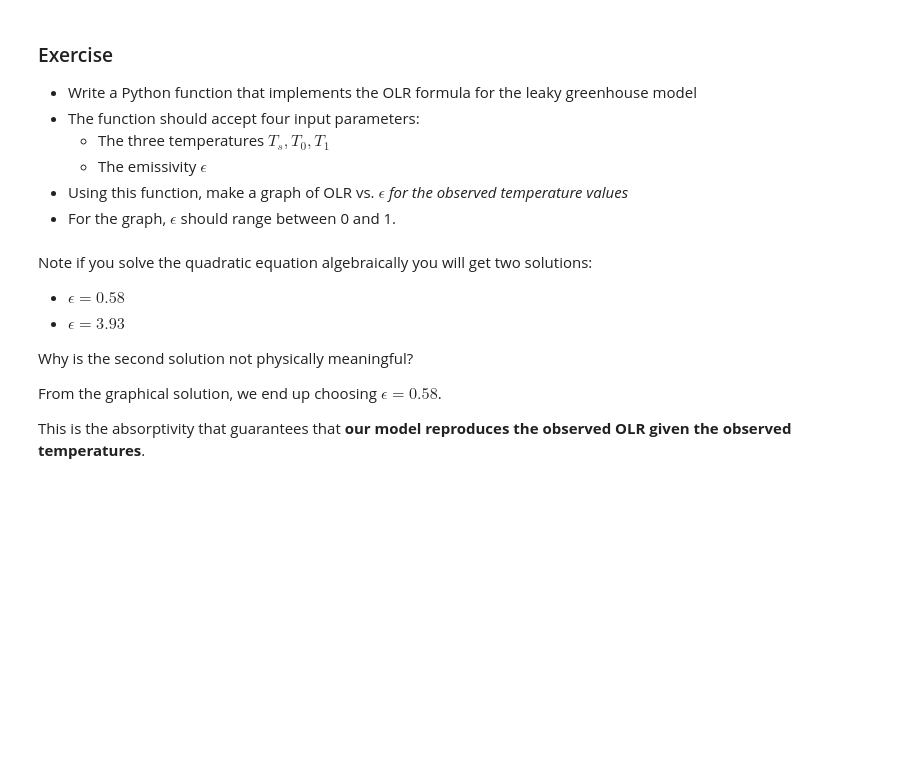
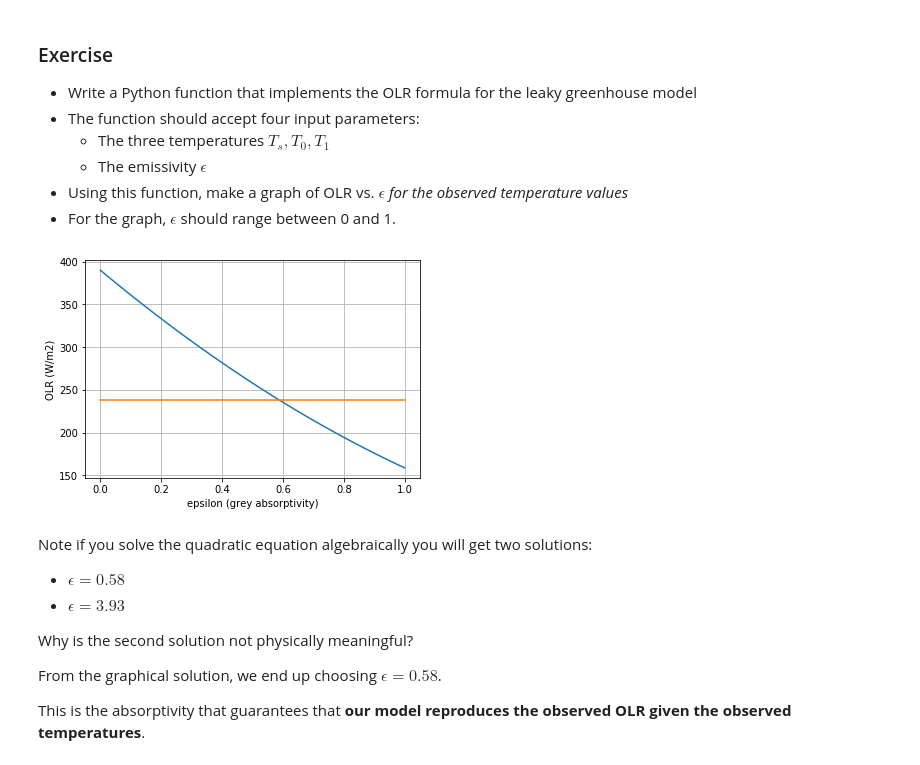
Before and after one commit to brian-rose/env-415, a Jupyter notebook: notes/L07_ElementaryGreenhouse.ipynb, the cells around one changed output. Cells and saved outputs as stored; diff of their text form; code cells hidden in the pictures; blank space fills up the shorter version.

Commit message:
Updated after first day with ElementaryGreenhouse notes -- slide formatting and graph added

```diff
--- a/notes/L07_ElementaryGreenhouse.ipynb
+++ b/notes/L07_ElementaryGreenhouse.ipynb
@@ -232,6 +232,25 @@ But let's do it graphically, using Python!
     - The emissivity $\epsilon$
 - Using this function, make a graph of OLR vs. $\epsilon$ *for the observed temperature values*
 - For the graph, $\epsilon$ should range between 0 and 1.
+# %%
+%matplotlib inline
+import matplotlib.pyplot as plt
+import numpy as np
+
+sigma = 5.67E-8
+
+def OLR(e, Ts=288, T0=275, T1=230):
+    return (1-e)*((1-e)*sigma*Ts**4 + e*sigma*T0**4) + e*sigma*T1**4
+# %%
+import numpy as np
+e = np.linspace(0,1)
+plt.plot(e, OLR(e))
+plt.plot(e, 238.5 * np.ones_like(e))
+plt.xlabel('epsilon (grey absorptivity)')
+plt.ylabel('OLR (W/m2)')
+plt.grid()
+# %% [output]
+[figure, added]
 # %% [markdown]
 Note if you solve the quadratic equation algebraically you will get two solutions:
 
```
Also changed, not shown: parts of 5 cells of this notebook.
